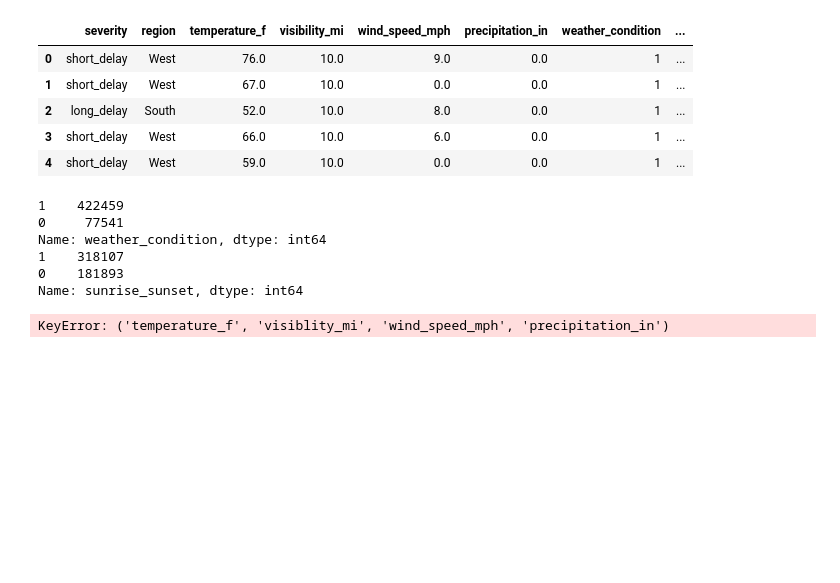
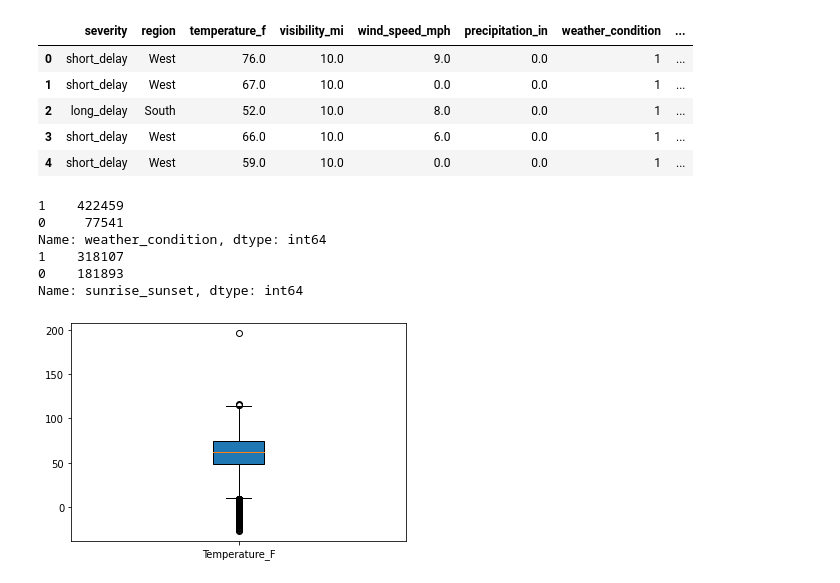
Before and after one commit to justinkirk8/Accidentally_Late, a Jupyter notebook: Machine_Learning_Model/Visuals/ASJ_Visuals.ipynb, the cells around one changed output. Saved outputs shown, nothing was run; the diff lists cells and outputs as text; code cells hidden in the pictures; blank space fills up the shorter version.

```diff
--- a/Machine_Learning_Model/Visuals/ASJ_Visuals.ipynb
+++ b/Machine_Learning_Model/Visuals/ASJ_Visuals.ipynb
@@ -150,9 +150,10 @@ Name: sunrise_sunset, dtype: int64
 # %%
 import matplotlib.pyplot as plt
 import numpy as np
 # Creat box plot of MLM features
-box_plot_data=df['temperature_f', 'visiblity_mi', 'wind_speed_mph', 'precipitation_in']
-plt.boxplot(box_plot_data, patch_artist=True, labels=['Temp_F','Vis_Mi','Wind_MPH','Prec_In'])
+#box_plot_data=df['temperature_f', 'visiblity_mi', 'wind_speed_mph', 'precipitation_in']
+box_plot_data=df['temperature_f']
+plt.boxplot(box_plot_data, patch_artist=True, labels=['Temperature_F'])
 plt.show()
 # %% [output]
-KeyError: ('temperature_f', 'visiblity_mi', 'wind_speed_mph', 'precipitation_in')
+[figure, added]
```
Also changed, not shown: parts of 7 cells of this notebook, 9 other files.
